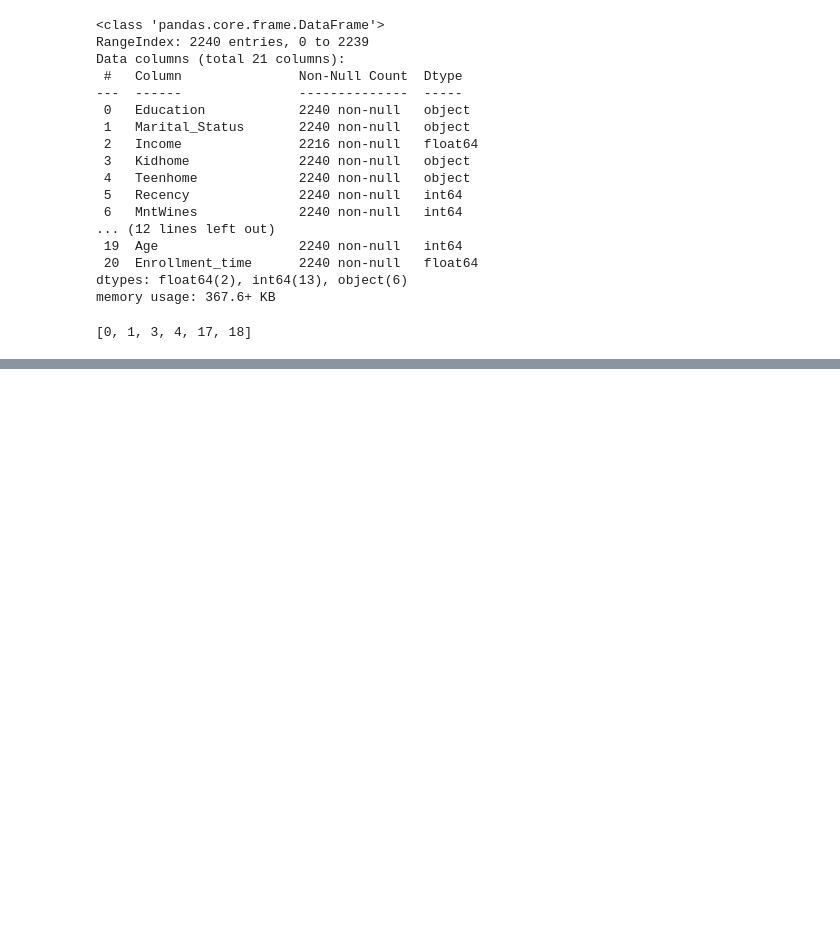
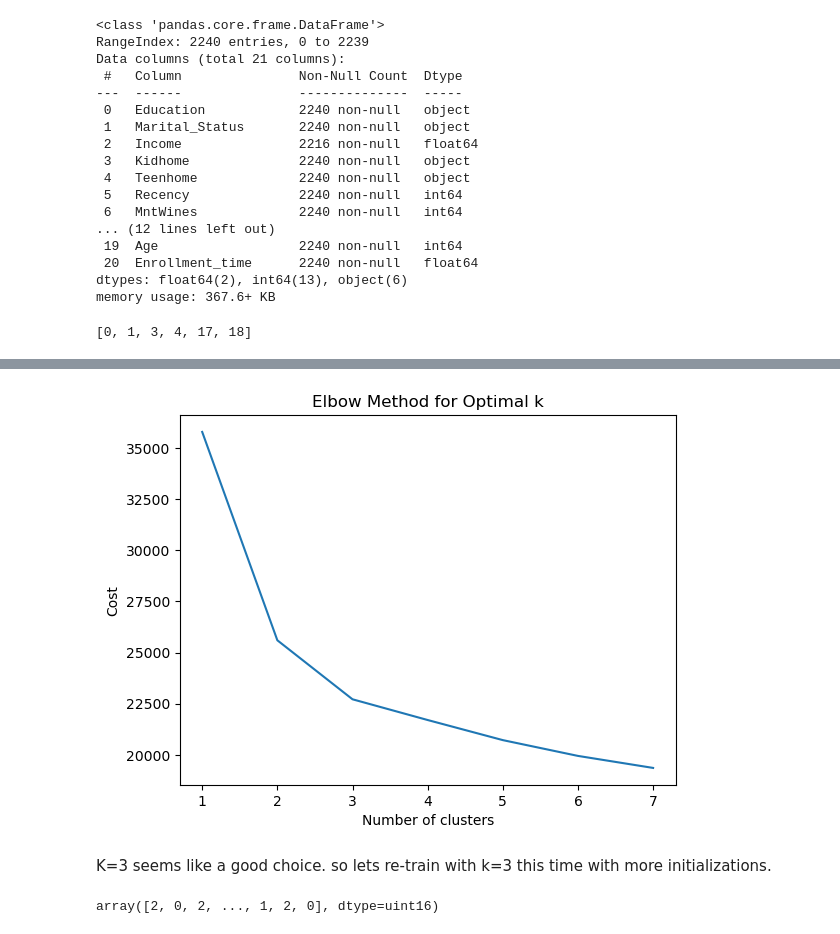
Before and after one commit to mdeniz1/MachineLearningProjects, a Jupyter notebook: customer-personality-analysisWithKprototypes.ipynb, the cells around one changed output, grey strips where cells are left out. Drawn from its saved outputs; the diff is of its cells as text; code cells hidden in the pictures; blank space fills up the shorter version.

Commit message:
Kaggle Notebook | customer-personality-analysisWithKprototypes | Version 3

```diff
--- a/customer-personality-analysisWithKprototypes.ipynb
+++ b/customer-personality-analysisWithKprototypes.ipynb
@@ -185,0 +191,27 @@ df.describe().round()
+# %%
+cost = []
+for num_clusters in list(range(1,8)):
+    kproto = KPrototypes(n_clusters=num_clusters, init='Cao')
+    kproto.fit_predict(df, categorical=object_cols_index)
+    cost.append(kproto.cost_)
+
+# plt.plot(range(1, 8), cost)
+# plt.xlabel('Number of clusters')
+# plt.ylabel('Cost')
+# plt.title('Elbow Method for Optimal k')
+# plt.show()
+# %%
+plt.plot(range(1, 8), cost)
+plt.xlabel('Number of clusters')
+plt.ylabel('Cost')
+plt.title('Elbow Method for Optimal k')
+plt.show()
+# %% [output]
+[figure, added]
+# %% [markdown]
+K=3 seems like a good choice. so lets re-train with k=3 this time with more initializations.
+# %%
+    kproto = KPrototypes(n_clusters=3, init='Cao', n_init=100)
+    kproto.fit_predict(df, categorical=object_cols_index)
+# %% [output]
+array([2, 0, 2, ..., 1, 2, 0], dtype=uint16)
```
Also changed, not shown: parts of 6 cells of this notebook.
